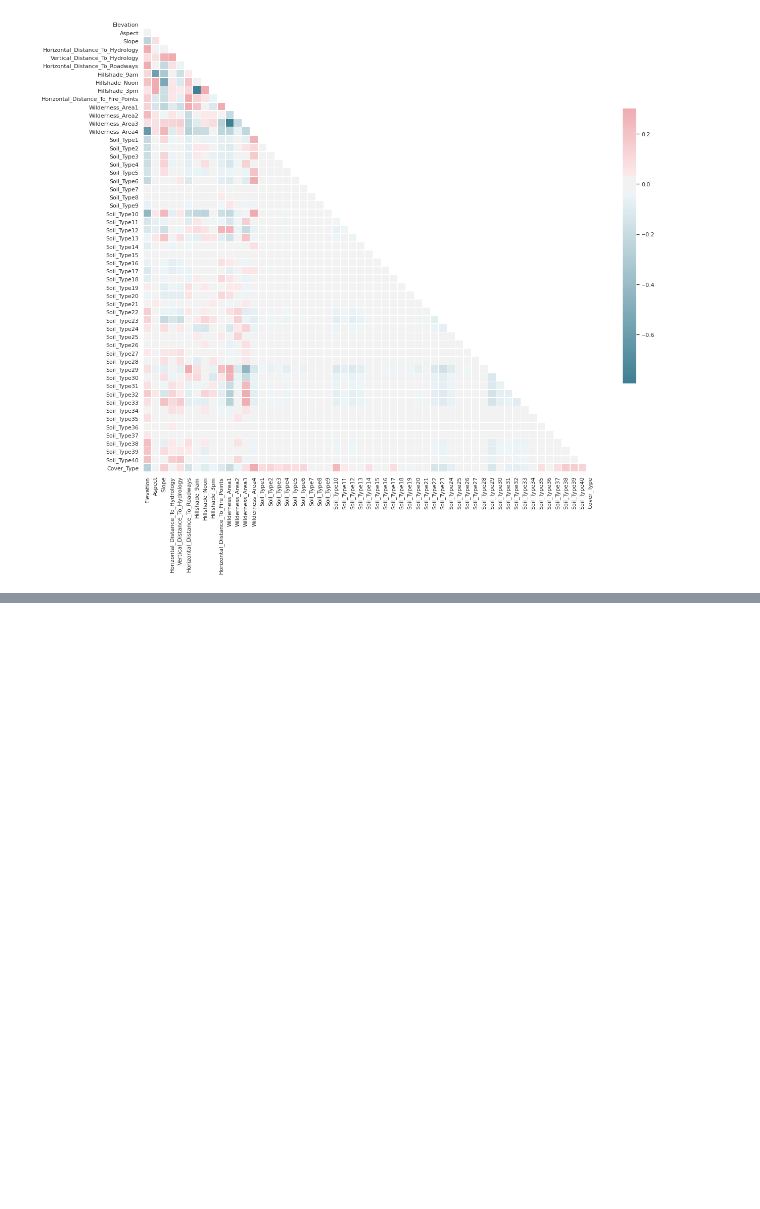
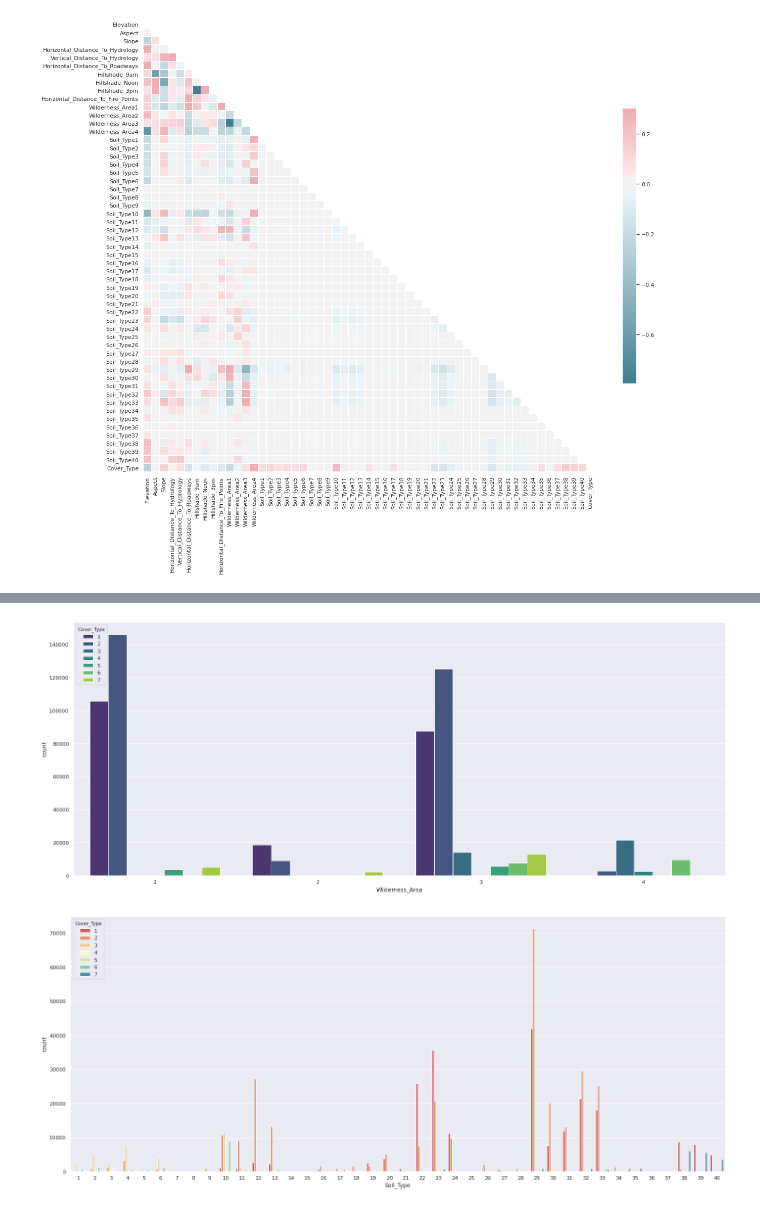
Before and after one commit to patakib/forest-cover-analysis, a Jupyter notebook: forest-cover.ipynb, the cells around one changed output, grey strips where cells are left out. Cells and saved outputs as stored; diff of their text form; code cells hidden in the pictures; blank space fills up the shorter version.

```diff
--- a/forest-cover.ipynb
+++ b/forest-cover.ipynb
@@ -138,0 +226,39 @@ sb.heatmap(df_corr, mask=mask_train, cmap=cmap_train, vmax=.3, center=0,
+# %%
+cols = df.columns
+
+#number of rows=r, number of columns=c
+r,c = df.shape
+
+#Create a new dataframe with r rows, one column for each encoded category, and target
+newdf = pd.DataFrame(index=np.arange(0, r),columns=['Wilderness_Area','Soil_Type','Cover_Type'])
+
+#Make an entry in 'newdf' for each r as category_id, target value
+for x in range(0,r):
+    w=0;
+    s=0;
+
+    # Category1
+    for y in range(10,14):
+        if (df.iloc[x,y] == 1):
+            w=y-9  #category class
+            break
+
+    # Category2
+    for z in range(14,54):
+        if (df.iloc[x,z] == 1):
+            s=z-13 #category class
+            break
+    #Make an entry in 'data' for each r as category_id, target value
+    newdf.iloc[x]=[w,s,df.iloc[x,c-1]]
+
+#Category 1:
+sb.countplot(x="Wilderness_Area", hue="Cover_Type", data=newdf, palette="viridis")
+plt.show()
+
+#Category 2:
+plt.rc("figure", figsize=(25, 10))
+sb.countplot(x="Soil_Type", hue="Cover_Type", data=newdf, palette="Spectral")
+plt.show()
+# %% [output]
+[figure, added]
+[figure, added]
```
Also changed, not shown: parts of 10 cells of this notebook.
